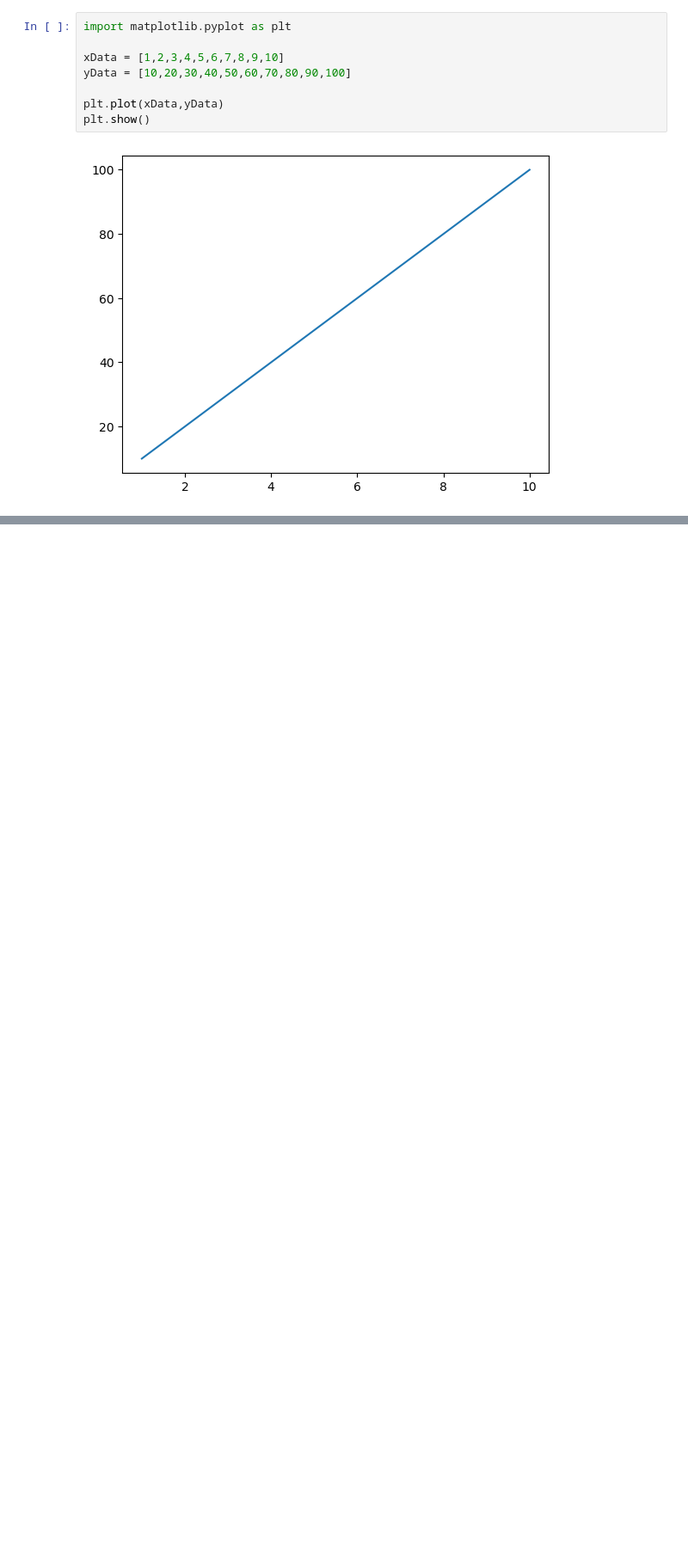
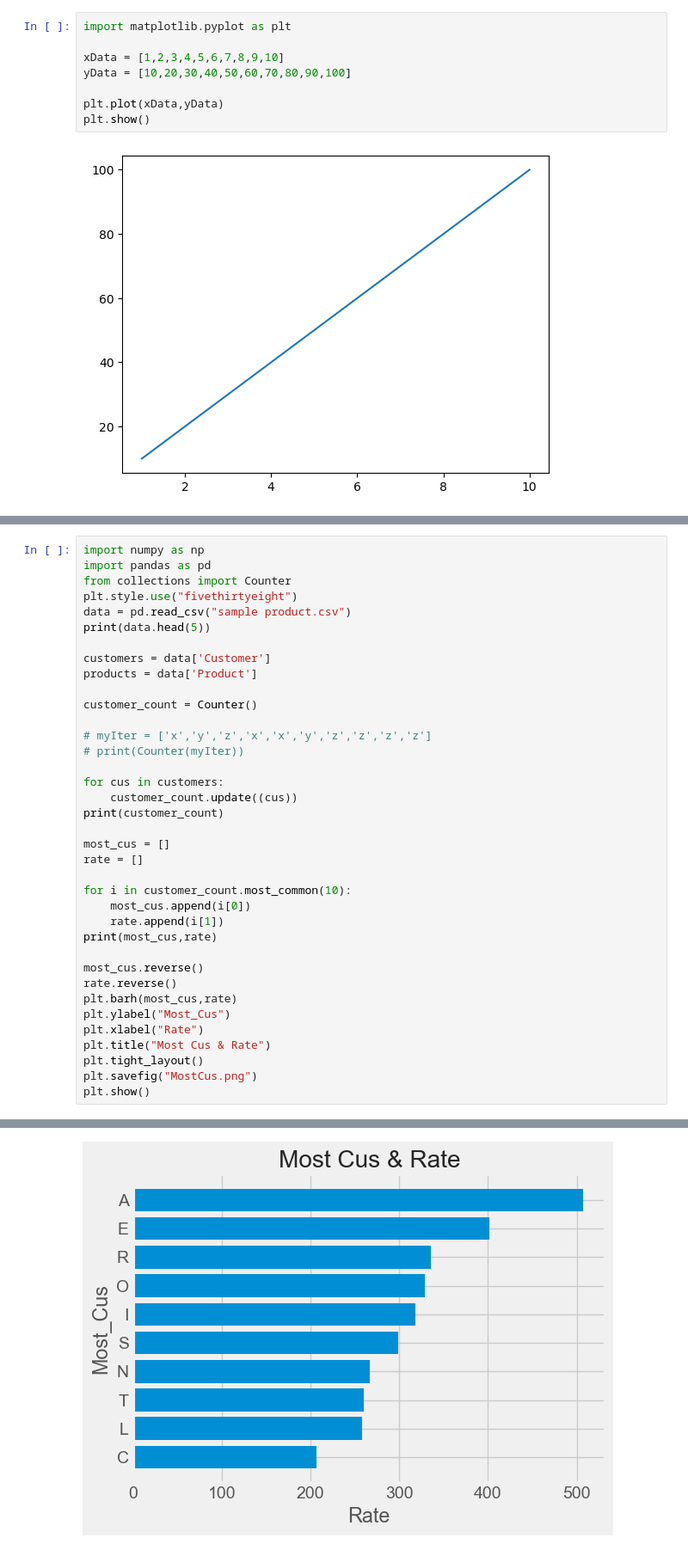
Before and after one commit to KhineThwe/Python_One_By_One_Fourth_Month, a Jupyter notebook: Python Fourth Month Matplotlib.ipynb, the cells around one changed output, grey strips where cells are left out. Shown at 86% size. Cells and saved outputs as stored; diff of their text form; blank space fills up the shorter version.

```diff
--- a/Python Fourth Month Matplotlib.ipynb
+++ b/Python Fourth Month Matplotlib.ipynb
@@ -41,0 +88,38 @@ plt.show()
+# %%
+import numpy as np
+import pandas as pd
+from collections import Counter
+plt.style.use("fivethirtyeight")
+data = pd.read_csv("sample product.csv")
+print(data.head(5))
+
+customers = data['Customer']
+products = data['Product']
+
+customer_count = Counter()
+
+# myIter = ['x','y','z','x','x','y','z','z','z','z']
+# print(Counter(myIter))
+
+for cus in customers:
+    customer_count.update((cus))
+print(customer_count)
+
+most_cus = []
+rate = []
+
+for i in customer_count.most_common(10):
+    most_cus.append(i[0])
+    rate.append(i[1])
+print(most_cus,rate)
+
+most_cus.reverse()
+rate.reverse()
+plt.barh(most_cus,rate)
+plt.ylabel("Most_Cus")
+plt.xlabel("Rate")
+plt.title("Most Cus & Rate")
+plt.tight_layout()
+plt.savefig("MostCus.png")
+plt.show()
+# %% [output]
@@ -41,0 +134 @@ plt.show()
+[figure, added]
```
Also changed, not shown: parts of 12 cells of this notebook.
